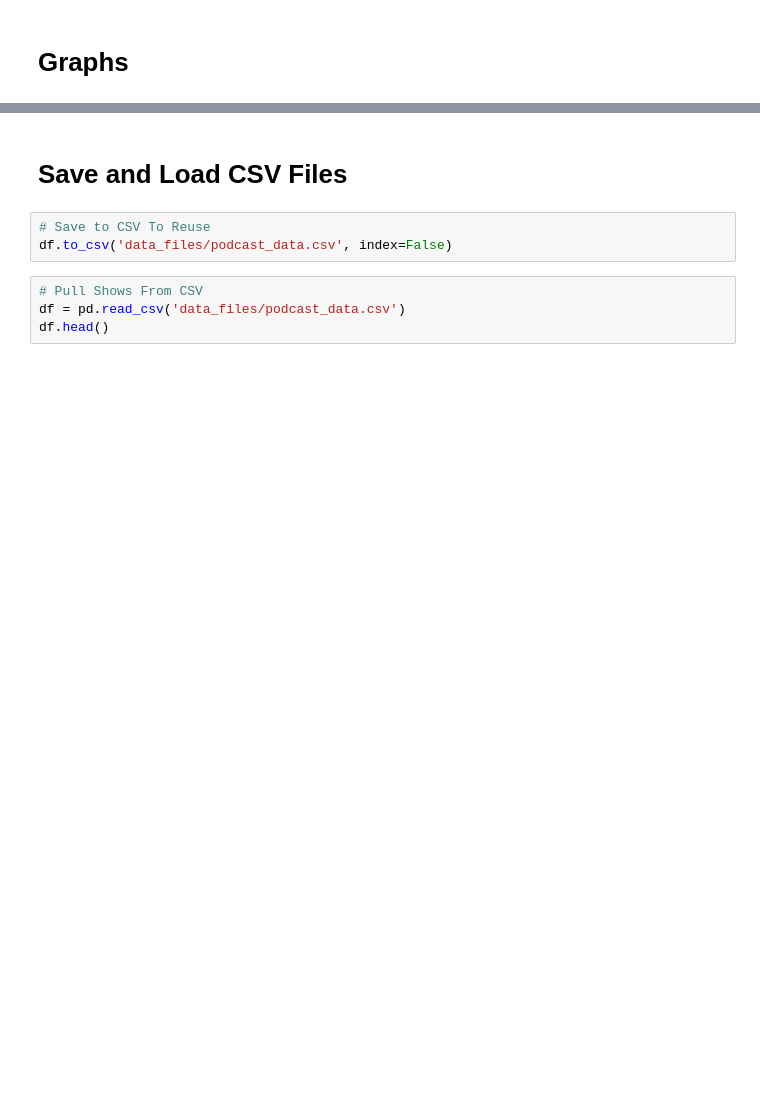
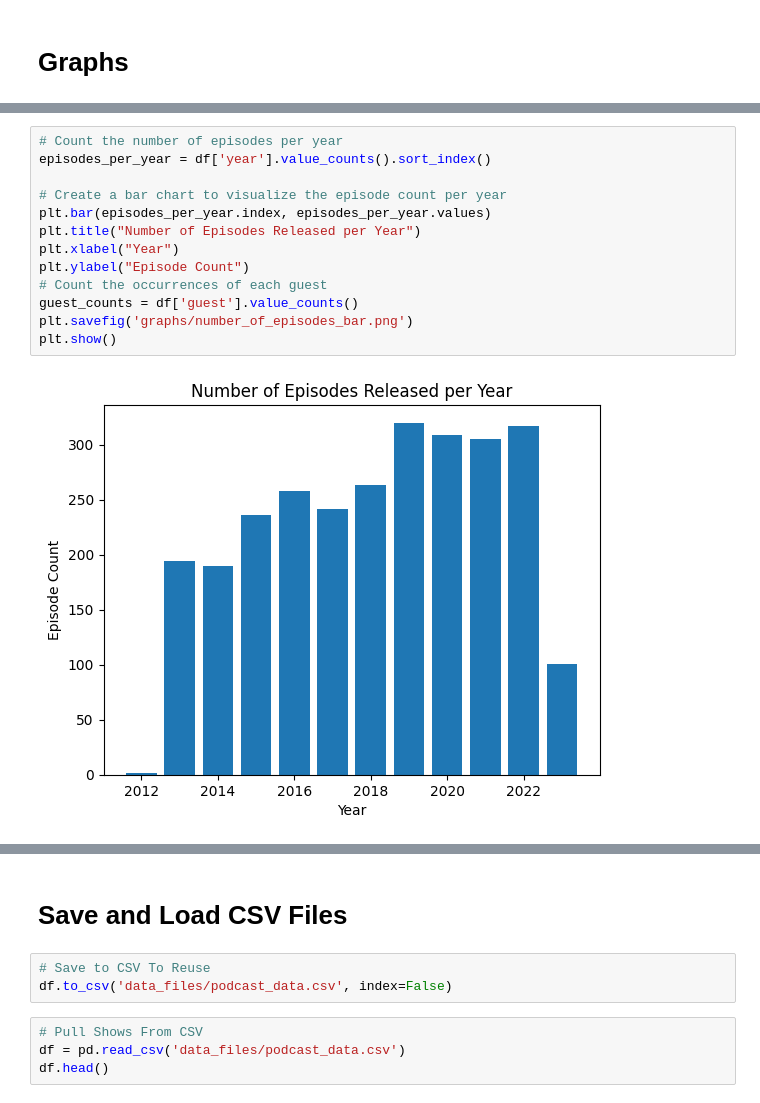
Before and after one commit to mattg213/JRE-analysis, a Jupyter notebook: data.ipynb, the cells around one changed output, grey strips where cells are left out. Saved outputs shown, nothing was run; the diff lists cells and outputs as text; blank space fills up the shorter version.

```diff
--- a/data.ipynb
+++ b/data.ipynb
@@ -391,0 +455,15 @@ plt.show()
+# %%
+# Count the number of episodes per year
+episodes_per_year = df['year'].value_counts().sort_index()
+
+# Create a bar chart to visualize the episode count per year
+plt.bar(episodes_per_year.index, episodes_per_year.values)
+plt.title("Number of Episodes Released per Year")
+plt.xlabel("Year")
+plt.ylabel("Episode Count")
+# Count the occurrences of each guest
+guest_counts = df['guest'].value_counts()
+plt.savefig('graphs/number_of_episodes_bar.png')
+plt.show()
+# %% [output]
+[figure, added]
```
Also changed, not shown: parts of 5 cells of this notebook, 7 other files.
